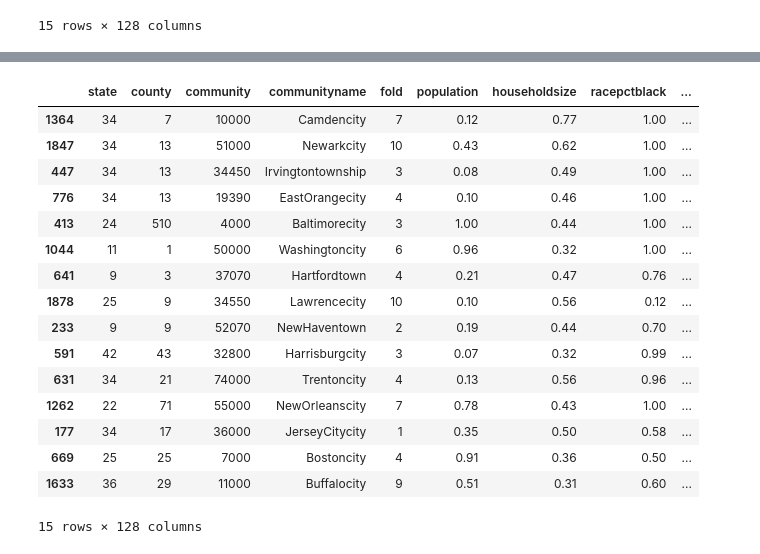
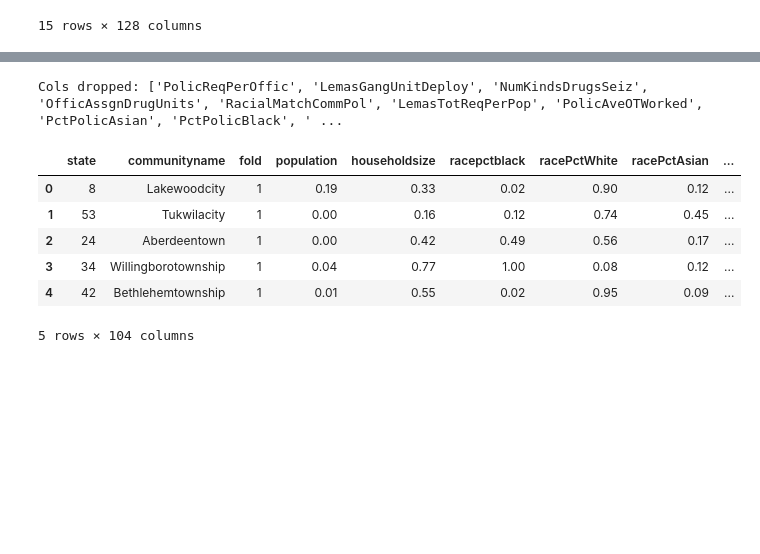
Before and after one commit to ddeychak/ddeychak.github.io, a Jupyter notebook: FinalTutorialTMP.ipynb, the cells around one changed output, grey strips where cells are left out. Cells and saved outputs as stored; diff of their text form; code cells hidden in the pictures; blank space fills up the shorter version.

```diff
--- a/FinalTutorialTMP.ipynb
+++ b/FinalTutorialTMP.ipynb
@@ -79,33 +79,44 @@ The normalization preserves rough ratios of values <i>within</i> an attribute (e
 <br><br><img src="https://preview.ibb.co/fkKk35/Screen_Shot_2017_05_08_at_10_58_41_PM.png" alt="" width="640" height="239" /></p>
 <br>
 <br>
-# %%
-data = data.sort_values(ascending=False, by=["ViolentCrimesPerPop","householdsize","population"])
-
-
-for index,row in data.iterrows():
-     if("?" in str(row)):
-            data.drop(index, inplace=True)
-
-data.head(15)
-# %% [output]
-|  | state | county | community | communityname | fold | population | householdsize | racepctblack | ... |
-| 1364 | 34 | 7 | 10000 | Camdencity | 7 | 0.12 | 0.77 | 1.00 | ... |
-| 1847 | 34 | 13 | 51000 | Newarkcity | 10 | 0.43 | 0.62 | 1.00 | ... |
-| 447 | 34 | 13 | 34450 | Irvingtontownship | 3 | 0.08 | 0.49 | 1.00 | ... |
-| 776 | 34 | 13 | 19390 | EastOrangecity | 4 | 0.10 | 0.46 | 1.00 | ... |
-| 413 | 24 | 510 | 4000 | Baltimorecity | 3 | 1.00 | 0.44 | 1.00 | ... |
-| 1044 | 11 | 1 | 50000 | Washingtoncity | 6 | 0.96 | 0.32 | 1.00 | ... |
-| 641 | 9 | 3 | 37070 | Hartfordtown | 4 | 0.21 | 0.47 | 0.76 | ... |
-| 1878 | 25 | 9 | 34550 | Lawrencecity | 10 | 0.10 | 0.56 | 0.12 | ... |
-| 233 | 9 | 9 | 52070 | NewHaventown | 2 | 0.19 | 0.44 | 0.70 | ... |
-| 591 | 42 | 43 | 32800 | Harrisburgcity | 3 | 0.07 | 0.32 | 0.99 | ... |
-| 631 | 34 | 21 | 74000 | Trentoncity | 4 | 0.13 | 0.56 | 0.96 | ... |
-| 1262 | 22 | 71 | 55000 | NewOrleanscity | 7 | 0.78 | 0.43 | 1.00 | ... |
-| 177 | 34 | 17 | 36000 | JerseyCitycity | 1 | 0.35 | 0.50 | 0.58 | ... |
-| 669 | 25 | 25 | 7000 | Bostoncity | 4 | 0.91 | 0.36 | 0.50 | ... |
-| 1633 | 36 | 29 | 11000 | Buffalocity | 9 | 0.51 | 0.31 | 0.60 | ... |
-15 rows × 128 columns
+# %%
+from scipy.interpolate import interp1d
+
+#Create a dictionary object so we can map each column to the number of missing values for that column
+nullDict = {}
+
+#Replace all '?' as NaN to make imputation with scipy possible
+data.replace({'?': np.nan}, inplace=True)
+
+#Find the number of missing values in each column using the dictionary object
+for column in data:
+    nullDict[column] = data[column].isnull().sum()
+
+#Drop columns that have greater than 200 missing values. Create a list of dropped cols for possible future reference
+for k,v in nullDict.items():
+    if v > 200:
+        data.drop(k, axis = 1, inplace= True)
+        droppedCols.append(k)
+
+
+#Print the columns that were dropped
+print("Cols dropped: " + str(droppedCols))
+
+
+#Show our new dataframe
+data.head()
+
+
+#Now we need to impute any remaining missing data
+# %% [output]
+Cols dropped: ['PolicReqPerOffic', 'LemasGangUnitDeploy', 'NumKindsDrugsSeiz', 'OfficAssgnDrugUnits', 'RacialMatchCommPol', 'LemasTotReqPerPop', 'PolicAveOTWorked', 'PctPolicAsian', 'PctPolicBlack', ' ...
+|  | state | communityname | fold | population | householdsize | racepctblack | racePctWhite | racePctAsian | ... |
+| 0 | 8 | Lakewoodcity | 1 | 0.19 | 0.33 | 0.02 | 0.90 | 0.12 | ... |
+| 1 | 53 | Tukwilacity | 1 | 0.00 | 0.16 | 0.12 | 0.74 | 0.45 | ... |
+| 2 | 24 | Aberdeentown | 1 | 0.00 | 0.42 | 0.49 | 0.56 | 0.17 | ... |
+| 3 | 34 | Willingborotownship | 1 | 0.04 | 0.77 | 1.00 | 0.08 | 0.12 | ... |
+| 4 | 42 | Bethlehemtownship | 1 | 0.01 | 0.55 | 0.02 | 0.95 | 0.09 | ... |
+5 rows × 104 columns
 # %% [markdown]
 <h3 style="text-align: center;">Step 3: Exploratory Analysis and Data Visualization</h3>
 <br>
```
Also changed, not shown: parts of 4 cells of this notebook.
